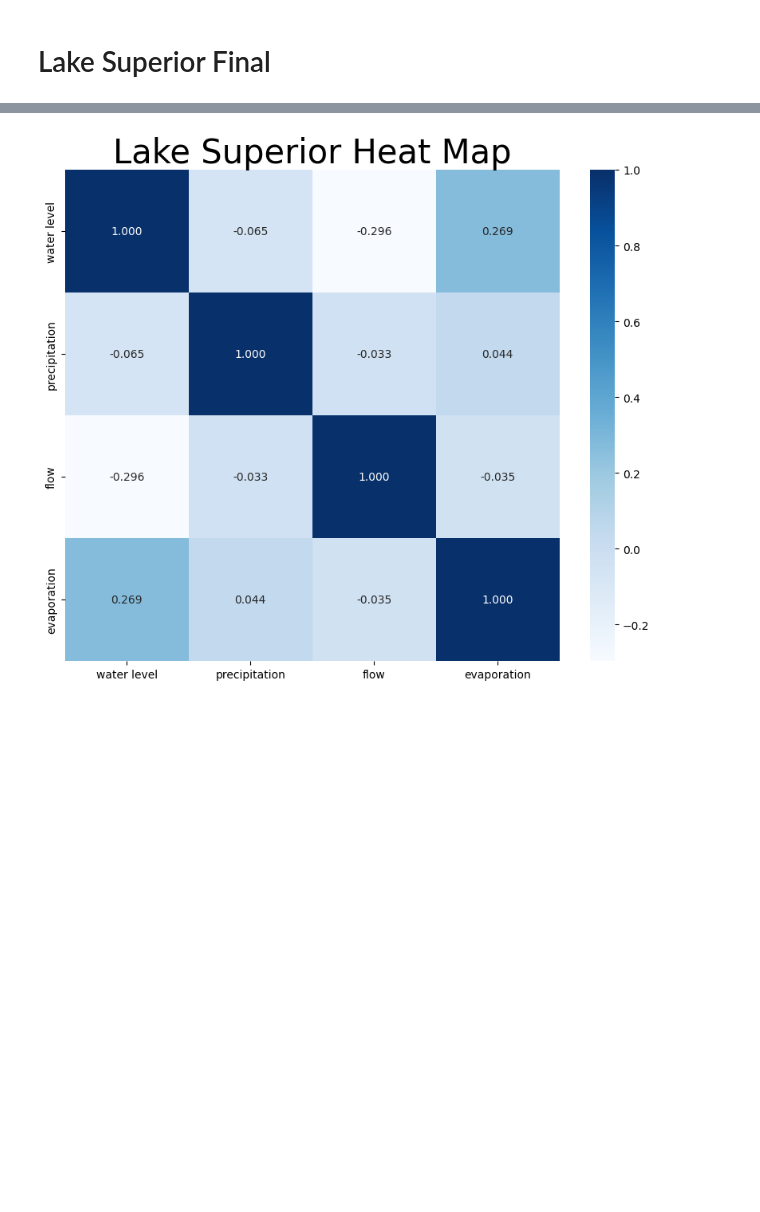
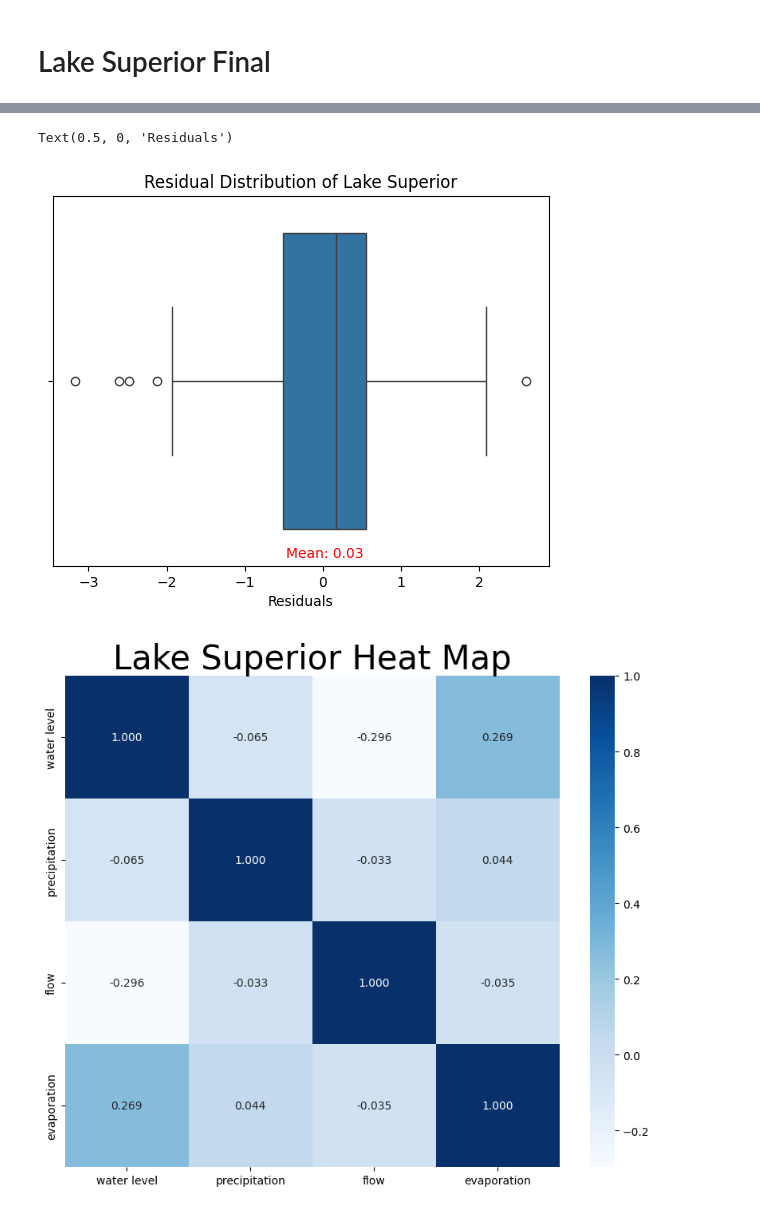
Before and after one commit to EmilioD19/Math-42-Final-Project, a Jupyter notebook: Stochastic Model.ipynb, the cells around one changed output, grey strips where cells are left out. Cells and saved outputs as stored; diff of their text form; code cells hidden in the pictures; blank space fills up the shorter version.

```diff
--- a/Stochastic Model.ipynb
+++ b/Stochastic Model.ipynb
@@ -486,3 +627,13 @@ plt.show()
+# %%
+res_mean = np.mean(residuals)
+ax = sns.boxplot(x= residuals)
+ylim = ax.get_ylim()
+ax.text(res_mean, ylim[0] - 0.05, f'Mean: {res_mean:.2f}', color = "red", ha = 'center', va = 'top')
+plt.title("Residual Distribution of Lake Superior")
+plt.xlabel("Residuals")
+# %% [output]
+Text(0.5, 0, 'Residuals')
+[figure, added]
 # %%
 superior_1988.head()
 superior_1988_numeric = superior_1988.iloc[:,2:6]
```
Also changed, not shown: parts of 21 cells of this notebook, 1 other file.
